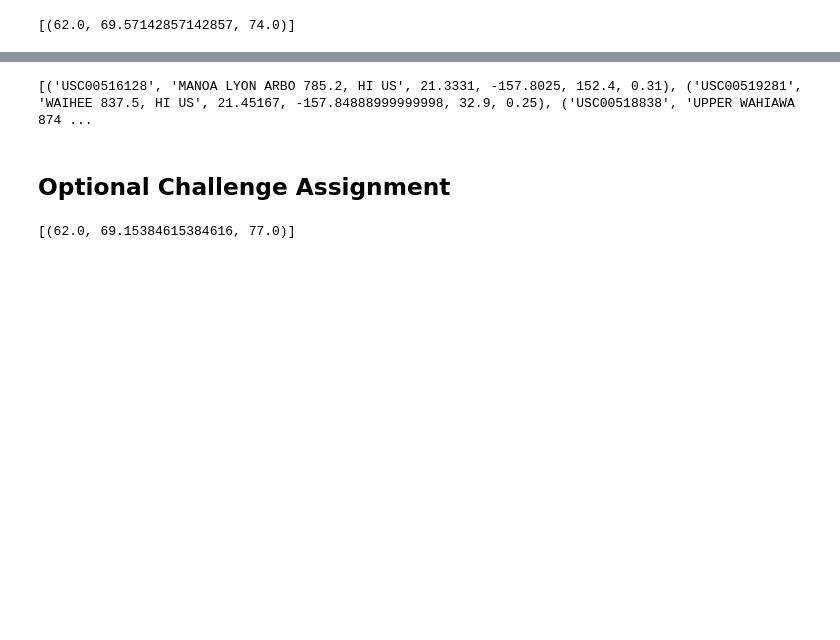
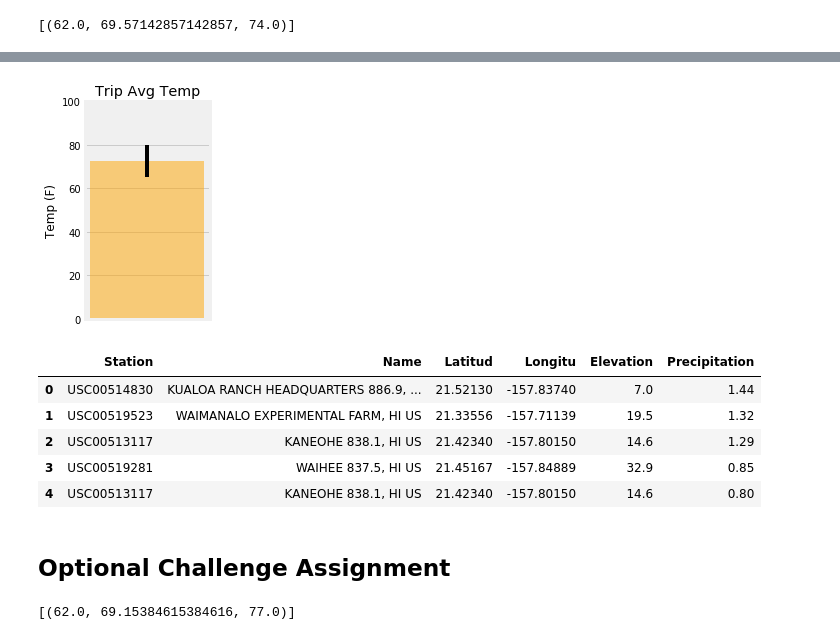
Before and after one commit to nmatus89/Surf_Up, a Jupyter notebook: climate_starter.ipynb, the cells around one changed output, grey strips where cells are left out. Drawn from its saved outputs; the diff is of its cells as text; code cells hidden in the pictures; blank space fills up the shorter version.

```diff
--- a/climate_starter.ipynb
+++ b/climate_starter.ipynb
@@ -256,4 +231,20 @@ print(calc_temps('2012-02-28', '2012-03-05'))
 # Use "Trip Avg Temp" as your Title
 # Use the average temperature for the y value
 # Use the peak-to-peak (tmax-tmin) value as the y error bar (yerr)
+start_date = '2015-05-15'
+end_date = '2015-05-30'
+list_temp = calc_temps(start_date, end_date)
+
+x_pos = len(list_temp)
+tavg = list_temp[0][1]
+tstd = np.std(list_temp)
+
+fig, ax = plt.subplots(figsize=(2,4))
+ax.bar(x_pos, tavg, yerr=tstd, align='center', alpha=0.5, ecolor='black', color='orange')
+plt.title('Trip Avg Temp')
+plt.ylabel('Temp (F)')
+ax.set_xticklabels([''])
+ax.set_yticks([x for x in range(0,120,20)])
+plt.grid(axis='x')
+plt.show()
 # %% [output]
@@ -262,8 +251,28 @@ print(calc_temps('2012-02-28', '2012-03-05'))
+[figure, added]
 # %%
 # Calculate the total amount of rainfall per weather station for your trip dates using the previous year's matching dates.
 # Sort this in descending order by precipitation amount and list the station, name, latitude, longitude, and elevation
+
+rainfall_cols = [Station.station,
+                 Station.name,
+                 Station.latitude,
+                 Station.longitude,
+                 Station.elevation,
+                 Measurement.prcp]
+rainfall_query = session.query(*rainfall_cols).\
+                filter(Measurement.station == Station.station).\
+                filter(Measurement.date.between(start_date, end_date)).\
+                order_by(Measurement.prcp.desc()).all()
+
+rainfall_df = pd.DataFrame(rainfall_query, columns=['Station', 'Name', 'Latitud', 'Longitu', 'Elevation', 'Precipitation'])
+rainfall_df.head()
 # %% [output]
-[('USC00516128', 'MANOA LYON ARBO 785.2, HI US', 21.3331, -157.8025, 152.4, 0.31), ('USC00519281', 'WAIHEE 837.5, HI US', 21.45167, -157.84888999999998, 32.9, 0.25), ('USC00518838', 'UPPER WAHIAWA 874 ...
+|  | Station | Name | Latitud | Longitu | Elevation | Precipitation |
+| 0 | USC00514830 | KUALOA RANCH HEADQUARTERS 886.9, ... | 21.52130 | -157.83740 | 7.0 | 1.44 |
+| 1 | USC00519523 | WAIMANALO EXPERIMENTAL FARM, HI US | 21.33556 | -157.71139 | 19.5 | 1.32 |
+| 2 | USC00513117 | KANEOHE 838.1, HI US | 21.42340 | -157.80150 | 14.6 | 1.29 |
+| 3 | USC00519281 | WAIHEE 837.5, HI US | 21.45167 | -157.84889 | 32.9 | 0.85 |
+| 4 | USC00513117 | KANEOHE 838.1, HI US | 21.42340 | -157.80150 | 14.6 | 0.80 |
 # %% [markdown]
 ## Optional Challenge Assignment
 # %%
```
Also changed, not shown: parts of 25 cells of this notebook, 3 other files.
